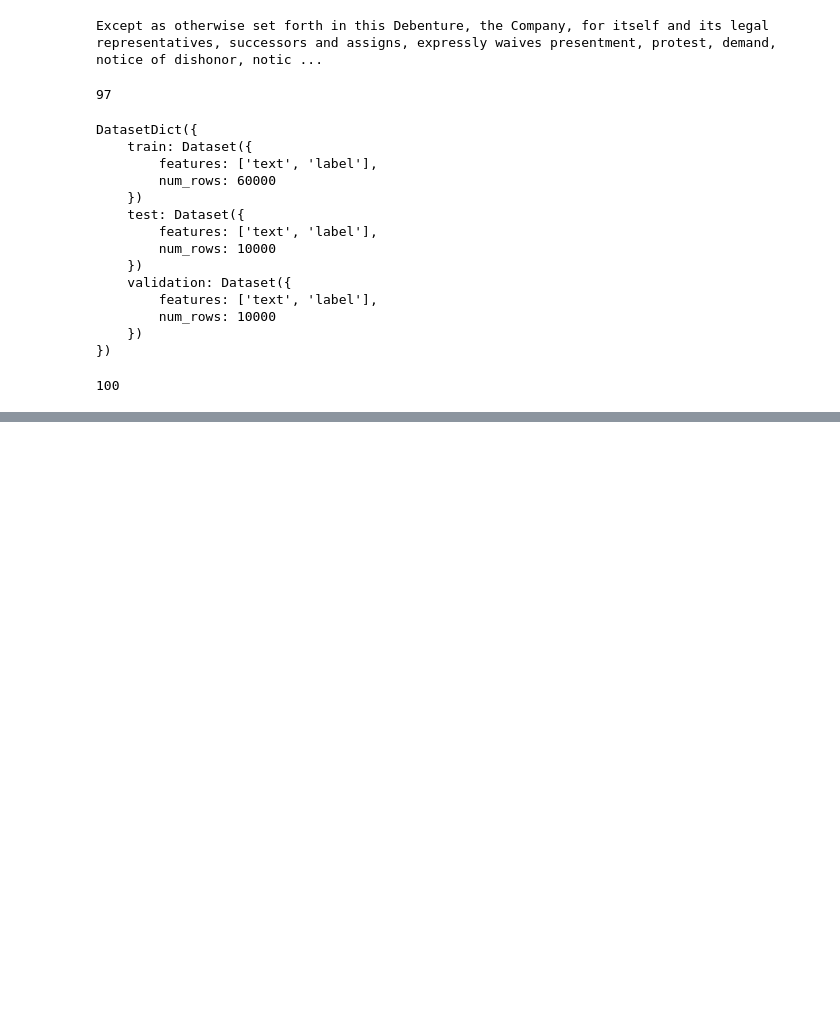
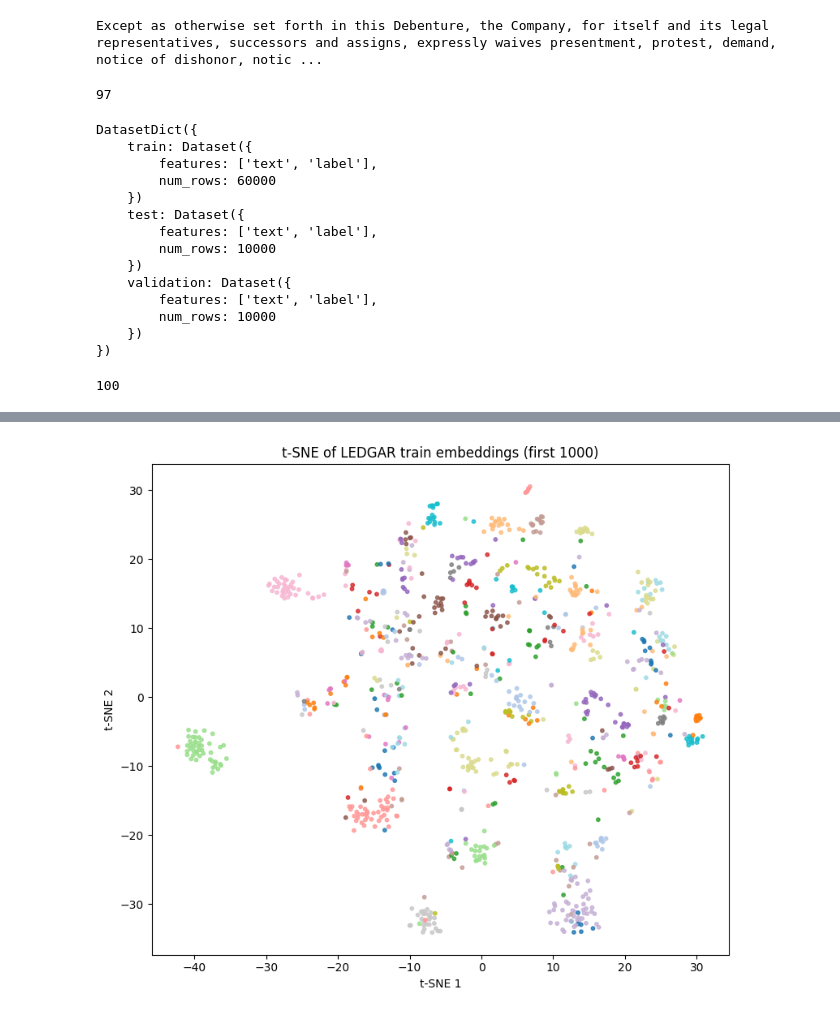
Before and after one commit to JulienDelavande/lextral, a Jupyter notebook: notebooks/data_exploration.ipynb, the cells around one changed output, grey strips where cells are left out. Cells and saved outputs as stored; diff of their text form; code cells hidden in the pictures; blank space fills up the shorter version.

```diff
--- a/notebooks/data_exploration.ipynb
+++ b/notebooks/data_exploration.ipynb
@@ -35,0 +96,72 @@ len(label_names)
+# %%
+import os
+import psycopg2
+import numpy as np
+import matplotlib.pyplot as plt
+from sklearn.decomposition import PCA
+from sklearn.manifold import TSNE
+from pgvector.psycopg2 import register_vector
+from dotenv import load_dotenv
+print(load_dotenv("../.env"))
+print(load_dotenv("../secrets.env"))
+
+PG_HOST = os.getenv("DB_HOST", "127.0.0.1")
+PG_PORT = "5433"
+PG_DB   = os.getenv("DB_NAME", "lextral-db")
+PG_USER = os.getenv("DB_USER", "postgres")
+PG_PASS = os.getenv("DB_PASSWORD", "")
+
+print(f"Connecting to PostgreSQL at {PG_HOST}:{PG_PORT}/{PG_DB} as {PG_USER}")
+conn = psycopg2.connect(
+    host=PG_HOST, port=PG_PORT, dbname=PG_DB, user=PG_USER, password=PG_PASS
+)
+register_vector(conn)
+
+query = """
+SELECT id, label_id, label_text, text, embedding
+FROM clause_embeddings
+WHERE split = 'train'
+ORDER BY id
+LIMIT 1000;
+"""
+
+with conn.cursor() as cur:
+    cur.execute(query)
+    rows = cur.fetchall()
+
+conn.close()
+
+# rows[i] = (id, label_id, label_text, text, embedding)
+ids        = [r[0] for r in rows]
+label_ids  = np.array([r[1] for r in rows], dtype=int)
+label_text = [r[2] for r in rows]
+texts      = [r[3] for r in rows]
+
+X = np.vstack([np.array(r[4], dtype=np.float32) for r in rows])  # (N, 1024)
+
+print(f"Loaded embeddings: {X.shape}")
+
+pca_n = min(50, X.shape[1])
+X_pca = PCA(n_components=pca_n, random_state=42).fit_transform(X)
+
+tsne = TSNE(
+    n_components=2,
+    perplexity=30,              # 5–50 ok pour N=1000
+    metric="cosine",
+    init="pca",
+    learning_rate="auto",
+    n_iter_without_progress=2000,
+    random_state=42,
+    verbose=1,
+)
+Y = tsne.fit_transform(X_pca)   # (N, 2)
+
+plt.figure(figsize=(8, 7))
+sc = plt.scatter(Y[:, 0], Y[:, 1], c=label_ids, cmap="tab20", s=10, alpha=0.8)
+plt.title("t-SNE of LEDGAR train embeddings (first 1000)")
+plt.xlabel("t-SNE 1")
+plt.ylabel("t-SNE 2")
+plt.tight_layout()
+plt.savefig("../images/tsne_ledgar_train_1k.png", dpi=300)
+plt.show()
+# %% [output]
@@ -35,0 +179 @@ len(label_names)
+[figure, added]
```
Also changed, not shown: parts of 9 cells of this notebook, 54 other files.
